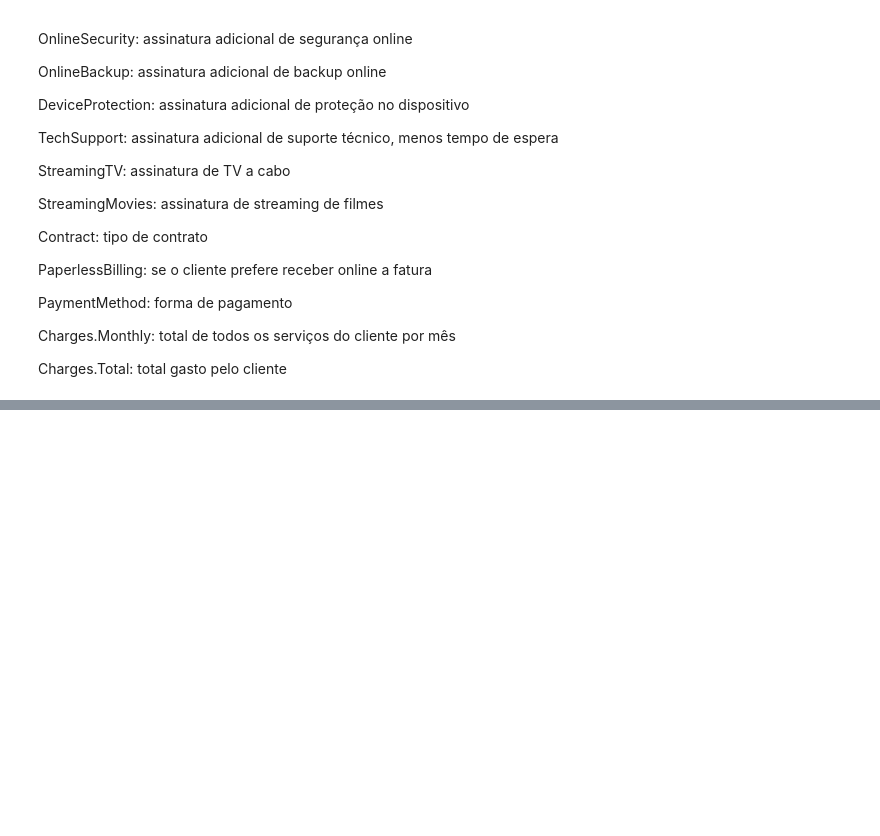
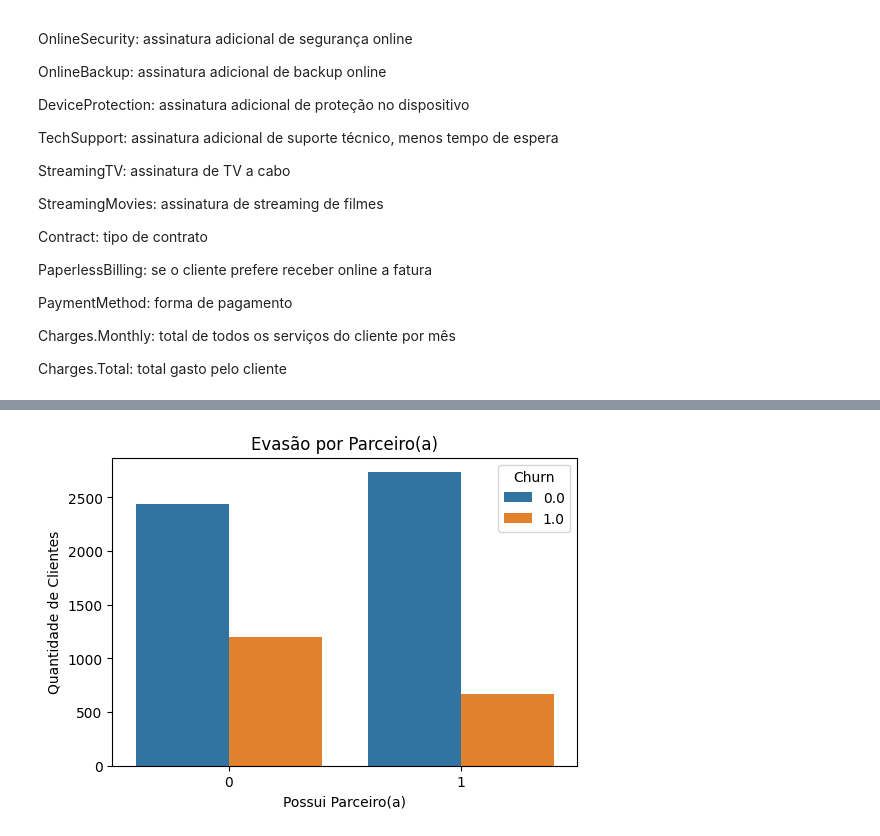
Before and after one commit to ksantos-helo/Challenge---TelecomX_BR, a Jupyter notebook: Telecom_X.ipynb, the cells around one changed output, grey strips where cells are left out. Cells and saved outputs as stored; diff of their text form; code cells hidden in the pictures; blank space fills up the shorter version.

```diff
--- a/Telecom_X.ipynb
+++ b/Telecom_X.ipynb
@@ -290,0 +464,12 @@ df.describe(include='all')
+# %%
+plt.figure(figsize=(6,4))
+
+sns.countplot(data=df, x='customer.Partner', hue='Churn')
+
+plt.title('Evasão por Parceiro(a)')
+plt.xlabel('Possui Parceiro(a)')
+plt.ylabel('Quantidade de Clientes')
+
+plt.show()
+# %% [output]
+[figure, added]
```
Also changed, not shown: parts of 73 cells of this notebook.
